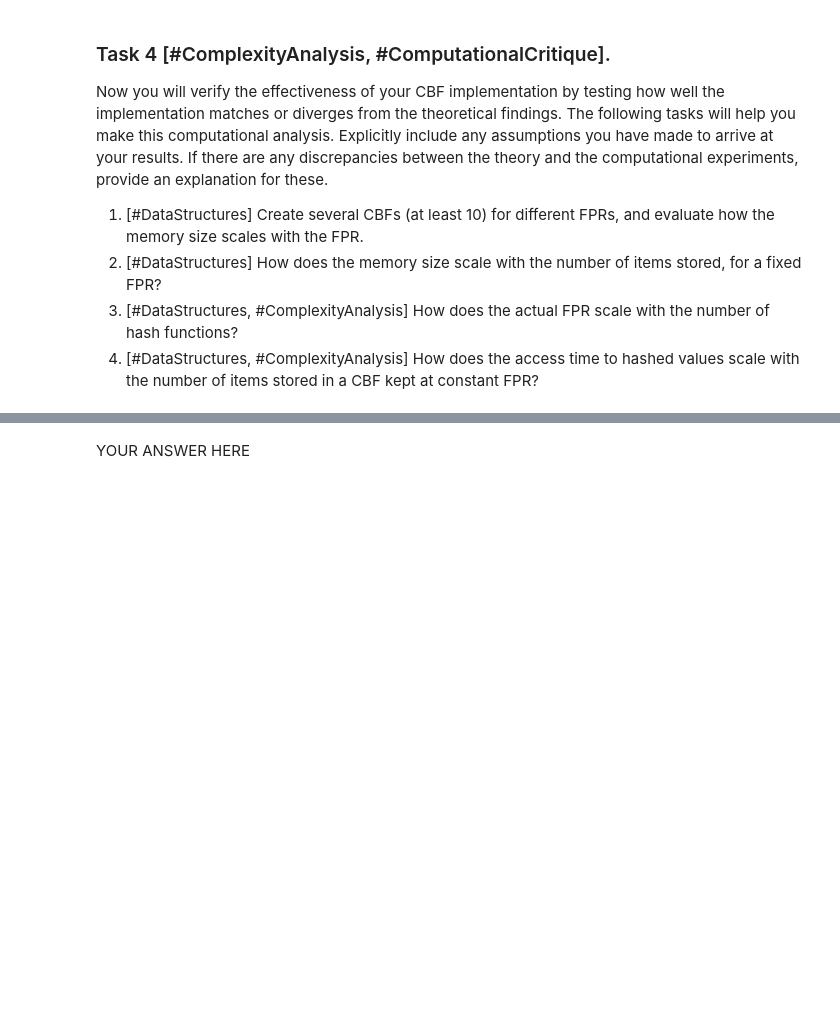
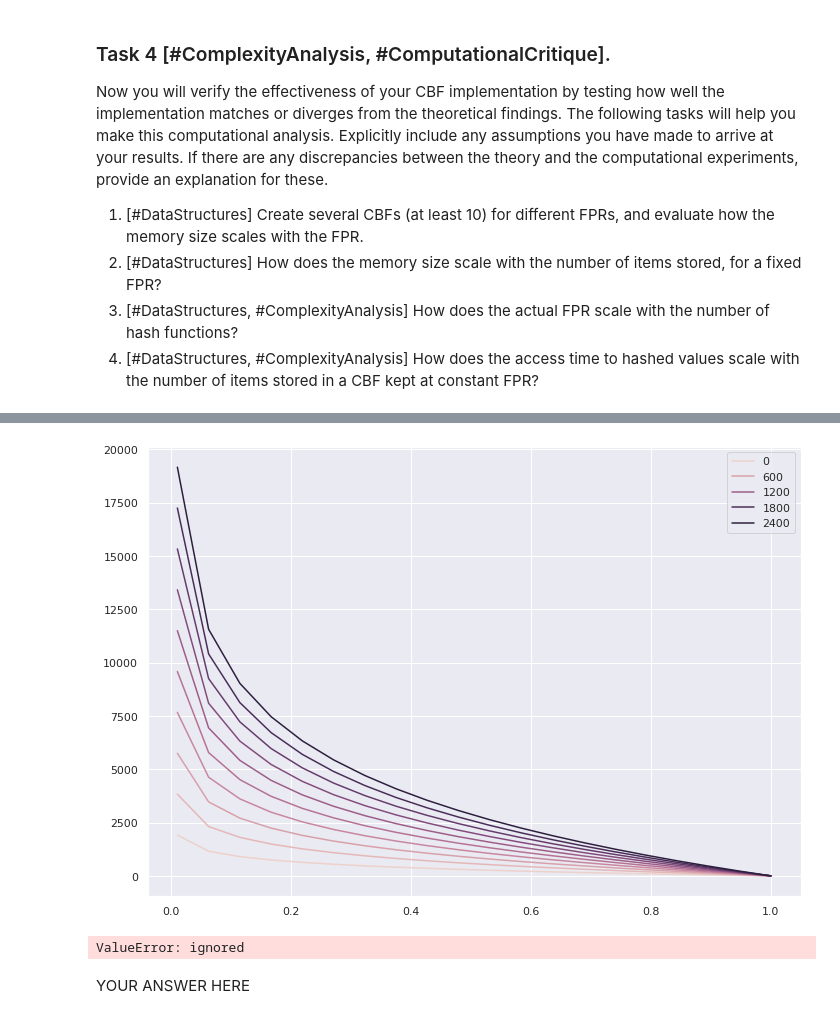
Before and after one commit to mahmud-nobe/CS110_Assignments, a Jupyter notebook: CS110 Assignment 3: Bloom Filters/CS110_Assignment_3.ipynb, the cells around one changed output, grey strips where cells are left out. Drawn from its saved outputs; the diff is of its cells as text; code cells hidden in the pictures; blank space fills up the shorter version.

Commit message:
fpr vs mem size

```diff
--- a/CS110 Assignment 3: Bloom Filters/CS110_Assignment_3.ipynb
+++ b/CS110 Assignment 3: Bloom Filters/CS110_Assignment_3.ipynb
@@ -521,0 +500,9 @@ array([0.01      , 0.01098394, 0.01196787, 0.01295181, 0.01393574,
+# %%
+FPRs = np.linspace(0.01, 1, 20)
+num_items = np.linspace(200, 2000, 10).astype('int32')
+memory_sizes = []
+
+for fpr in FPRs:
+  for num_item in num_items:
+    CBFs = CountingBloomFilter(num_item, fpr)
+    memory_sizes.append(CBFs.memory_size)
@@ -521,0 +532,14 @@ array([0.01      , 0.01098394, 0.01196787, 0.01295181, 0.01393574,
+# %%
+plotting_data = dict({'FPRs':FPRs.repeat(10),
+                      'num_item': np.tile(num_items, 20),
+                      'memory_size': memory_sizes})
+
+sns.set(rc={'figure.figsize':(11.7,8.27)})
+sns.lineplot(x = 'FPRs', y='memory_size', hue='num_item', data=plotting_data)
+plt.show()
+# %% [output]
+[figure, added]
+# %%
+sns.scatterplot([(x,y) for x in FPRs and y in num_items])
+# %% [output]
+ValueError: ignored
```
Also changed, not shown: parts of 9 cells of this notebook.
